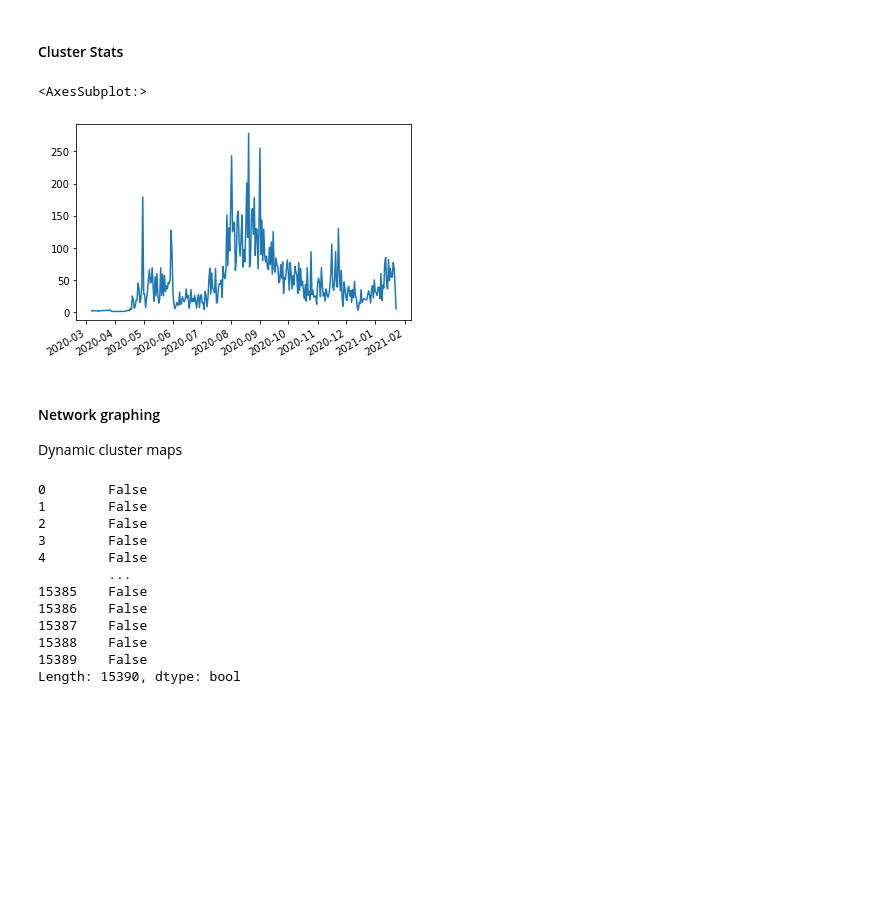
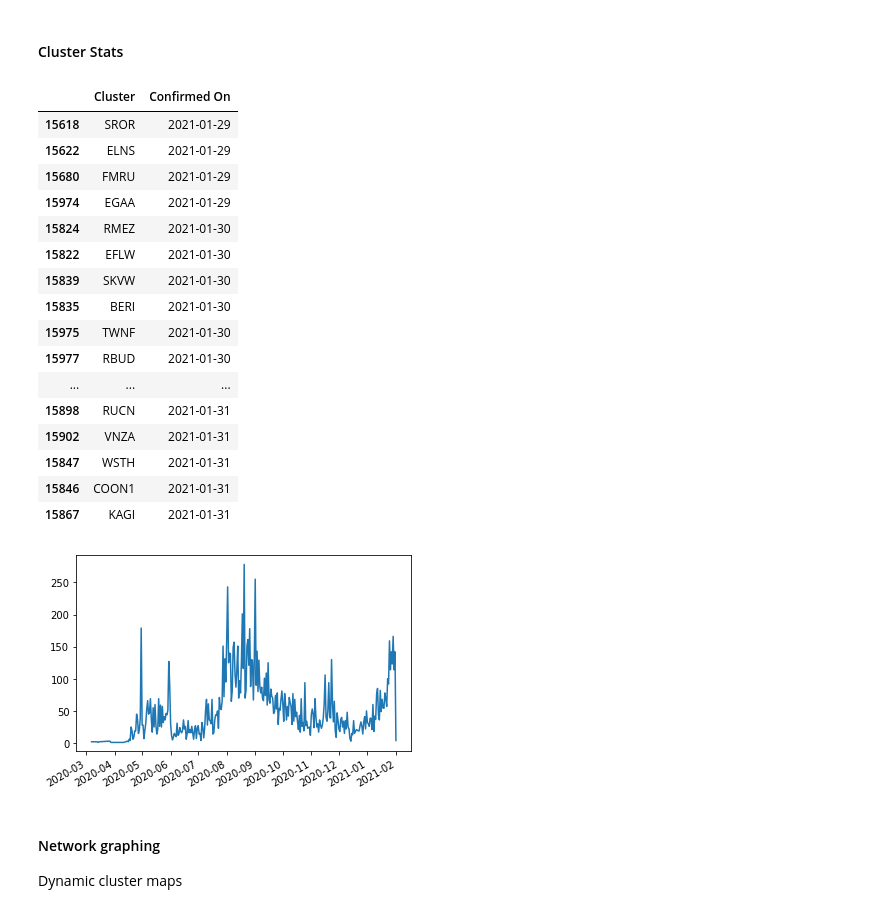
Before and after one commit to opendatamv/mv-covid19, a Jupyter notebook: notebooks/stats.ipynb, the cells around one changed output. Saved outputs shown, nothing was run; the diff lists cells and outputs as text; code cells hidden in the pictures; blank space fills up the shorter version.

```diff
--- a/notebooks/stats.ipynb
+++ b/notebooks/stats.ipynb
@@ -22,30 +22,33 @@ nodes
 # %% [markdown]
 #### Cluster Stats
-# %%
-nodes['Confirmed On'].value_counts().plot()
-# %% [output]
-<AxesSubplot:>
-[figure, removed]
+# %%
+nodes['Confirmed On'].value_counts().plot()
+
+clusters = nodes.sort_values(by=['Confirmed On']).drop_duplicates(subset=['Cluster'])
+clusters[['Cluster', 'Confirmed On']][-40:]
+# %% [output]
+|  | Cluster | Confirmed On |
+| 15618 | SROR | 2021-01-29 |
+| 15622 | ELNS | 2021-01-29 |
+| 15680 | FMRU | 2021-01-29 |
+| 15974 | EGAA | 2021-01-29 |
+| 15824 | RMEZ | 2021-01-30 |
+| 15822 | EFLW | 2021-01-30 |
+| 15839 | SKVW | 2021-01-30 |
+| 15835 | BERI | 2021-01-30 |
+| 15975 | TWNF | 2021-01-30 |
+| 15977 | RBUD | 2021-01-30 |
+| ... | ... | ... |
+| 15898 | RUCN | 2021-01-31 |
+| 15902 | VNZA | 2021-01-31 |
+| 15847 | WSTH | 2021-01-31 |
+| 15846 | COON1 | 2021-01-31 |
+| 15867 | KAGI | 2021-01-31 |
+[figure, added]
 # %% [markdown]
 #### Network graphing
 
 Dynamic cluster maps
-# %%
-timestamp = '2020-01-01'
-(nodes['Confirmed On'] < timestamp) & (nodes['Recovered On'].isna() | (nodes['Recovered On'] > timestamp))
-# %% [output]
-0        False
-1        False
-2        False
-3        False
-4        False
-         ...
-15385    False
-15386    False
-15387    False
-15388    False
-15389    False
-Length: 15390, dtype: bool
 # %%
 import networkx as nx
 from datetime import date, timedelta, datetime
```
Also changed, not shown: parts of 2 cells of this notebook, 2 other files.
